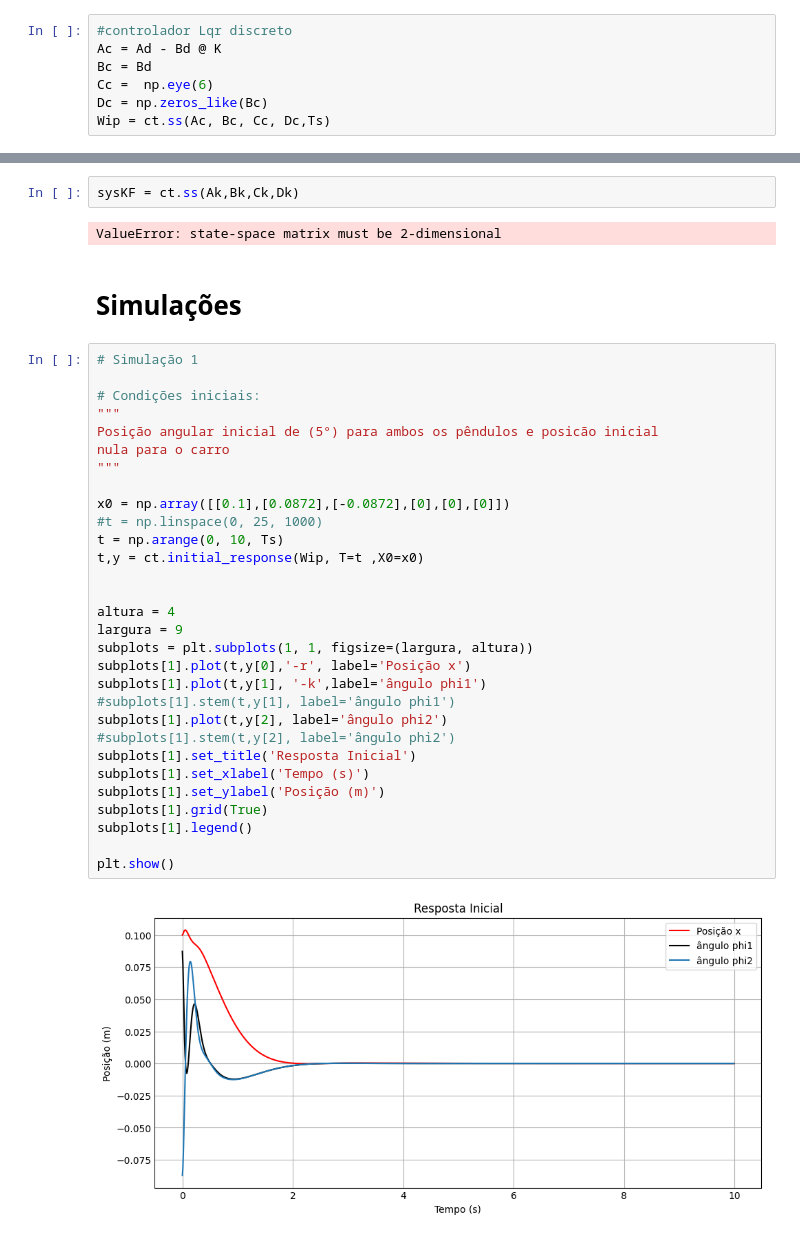
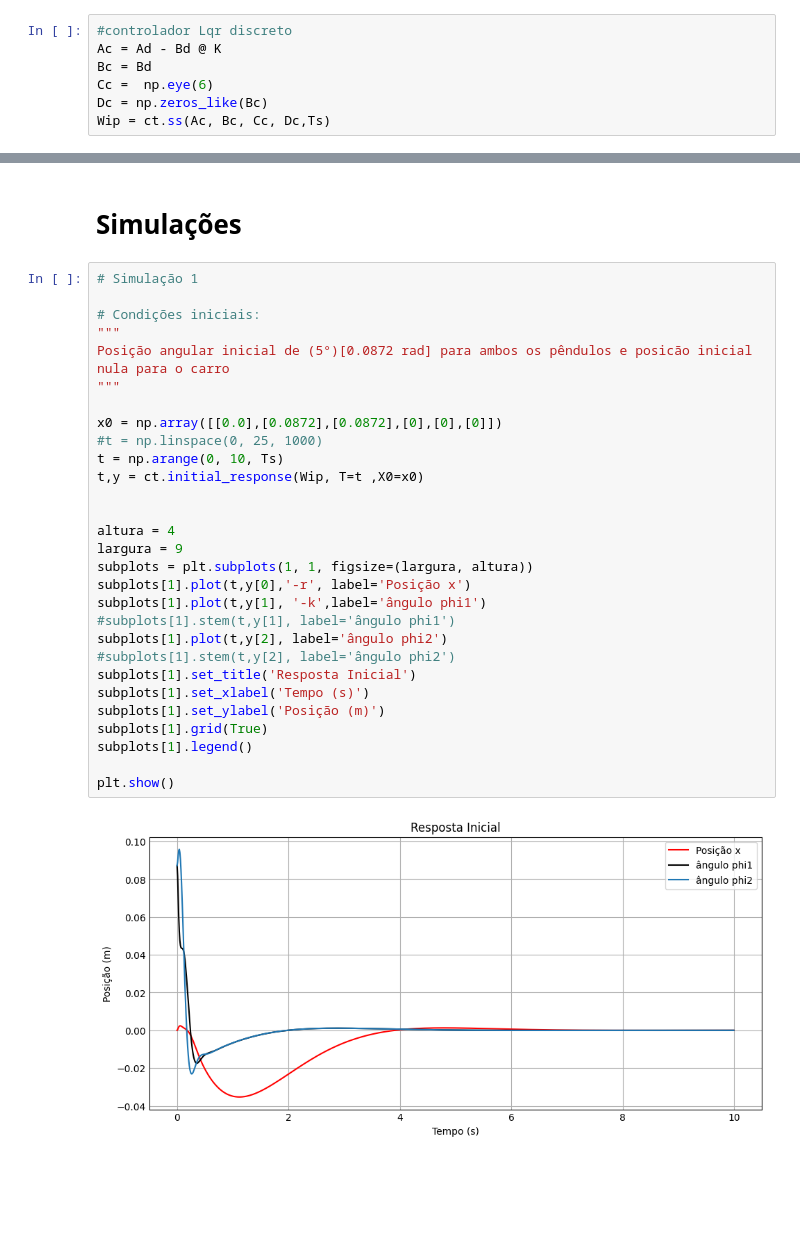
Before and after one commit to thebrendonbarbosa/Projeto_TCC_DPI_Thalyson, a Jupyter notebook: scripts/Controladores/LQR/LQR_duplo_pêndulo.ipynb, the cells around one changed output, grey strips where cells are left out. Drawn from its saved outputs; the diff is of its cells as text; blank space fills up the shorter version.

```diff
--- a/scripts/Controladores/LQR/LQR_duplo_pêndulo.ipynb
+++ b/scripts/Controladores/LQR/LQR_duplo_pêndulo.ipynb
@@ -231,41 +202,37 @@ print(Ak)
-# %%
-sysKF = ct.ss(Ak,Bk,Ck,Dk)
-# %% [output]
-ValueError: state-space matrix must be 2-dimensional
 # %% [markdown]
 # Simulações
 # %%
 # Simulação 1
 
 # Condições iniciais:
 """
-Posição angular inicial de (5°) para ambos os pêndulos e posicão inicial
+Posição angular inicial de (5°)[0.0872 rad] para ambos os pêndulos e posicão inicial
 nula para o carro
 """
 
-x0 = np.array([[0.1],[0.0872],[-0.0872],[0],[0],[0]])
+x0 = np.array([[0.0],[0.0872],[0.0872],[0],[0],[0]])
 #t = np.linspace(0, 25, 1000)
 t = np.arange(0, 10, Ts)
 t,y = ct.initial_response(Wip, T=t ,X0=x0)
 
 
 altura = 4
 largura = 9
 subplots = plt.subplots(1, 1, figsize=(largura, altura))
 subplots[1].plot(t,y[0],'-r', label='Posição x')
 subplots[1].plot(t,y[1], '-k',label='ângulo phi1')
 #subplots[1].stem(t,y[1], label='ângulo phi1')
 subplots[1].plot(t,y[2], label='ângulo phi2')
 #subplots[1].stem(t,y[2], label='ângulo phi2')
 subplots[1].set_title('Resposta Inicial')
 subplots[1].set_xlabel('Tempo (s)')
 subplots[1].set_ylabel('Posição (m)')
 subplots[1].grid(True)
 subplots[1].legend()
 
 plt.show()
 # %% [output]
-[figure, old version]
+[figure, new version]
 # %%
 s,p = ct.step_response(Wip,T=t,X0=x0)
 
```
Also changed, not shown: parts of 20 cells of this notebook, 7 other files.
